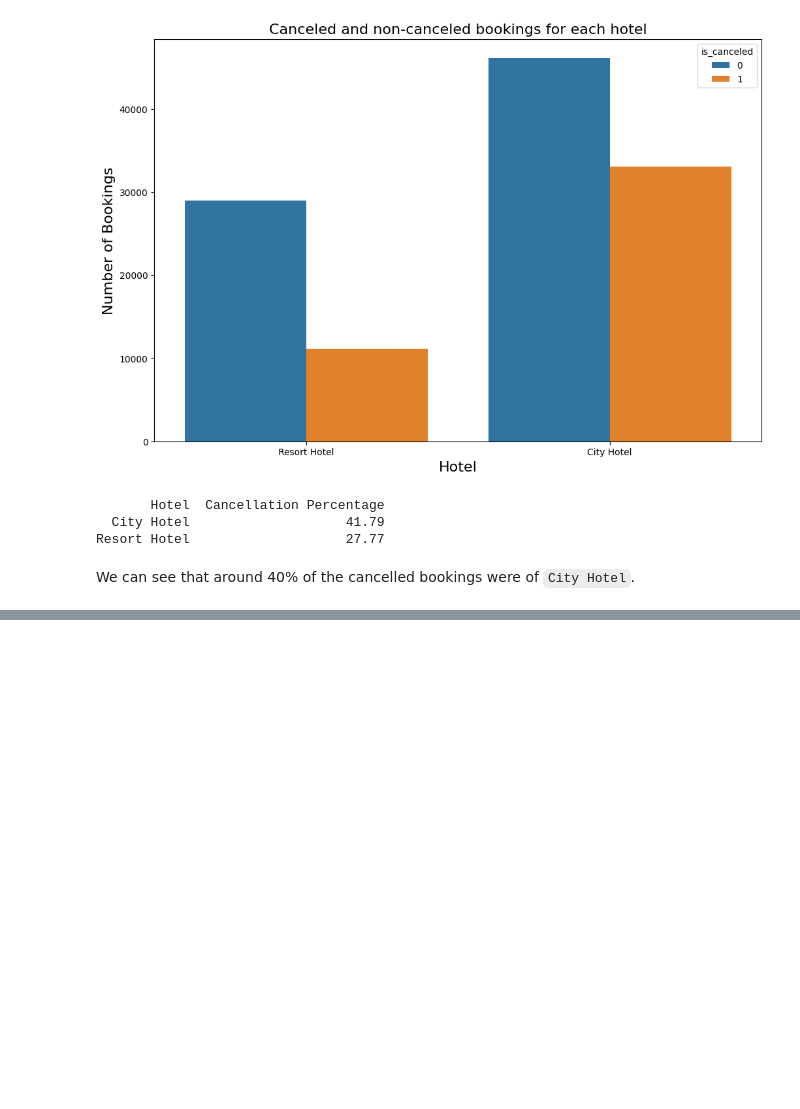
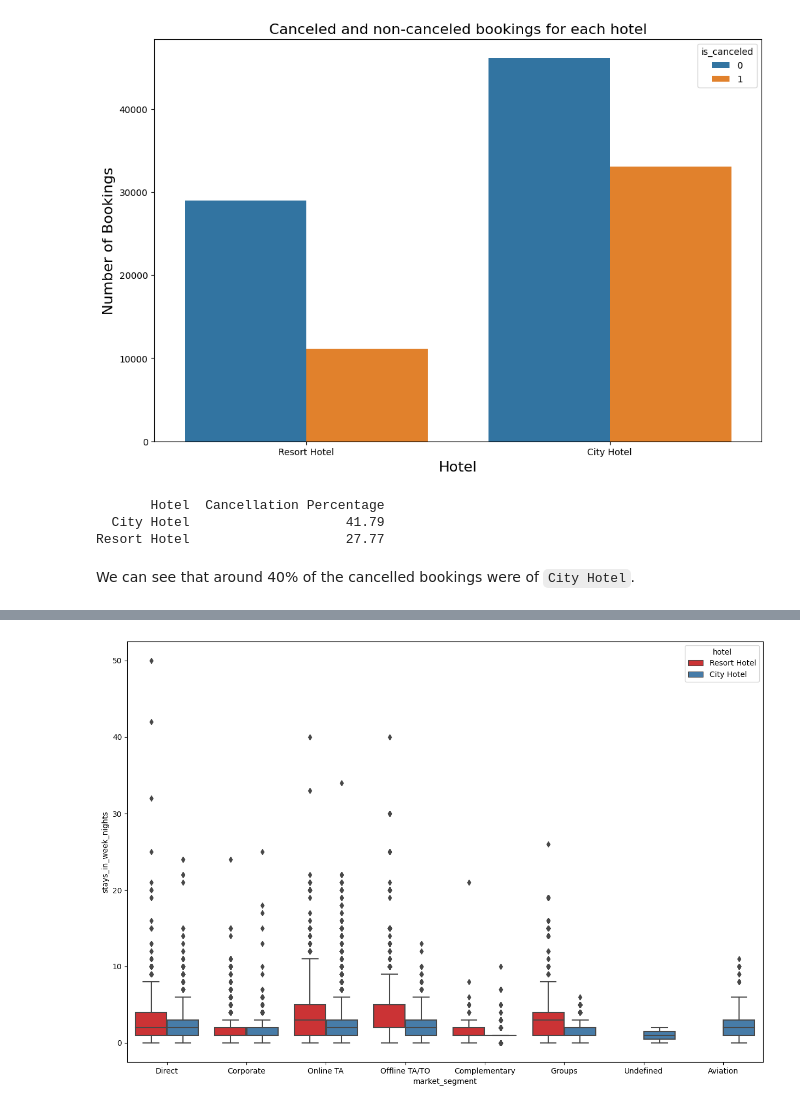
Before and after one commit to Chirag529/Hotel_EDA, a Jupyter notebook: main.ipynb, the cells around one changed output, grey strips where cells are left out. Cells and saved outputs as stored; diff of their text form; code cells hidden in the pictures; blank space fills up the shorter version.

```diff
--- a/main.ipynb
+++ b/main.ipynb
@@ -440,0 +469,7 @@ plt.show()
+# %%
+# Let's plot a boxplot to visualize the number of days stayed by market segment and hotel type
+plt.figure(figsize=(15, 10))
+sns.boxplot(x="market_segment", y="stays_in_week_nights",
+            data=df, hue="hotel", palette='Set1')
+# %% [output]
+[figure, added]
```
Also changed, not shown: parts of 6 cells of this notebook.
